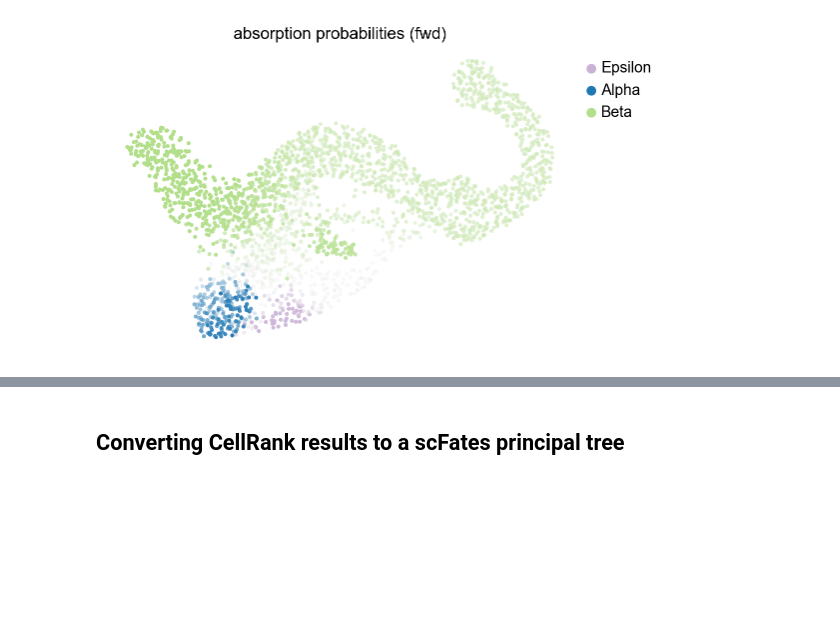
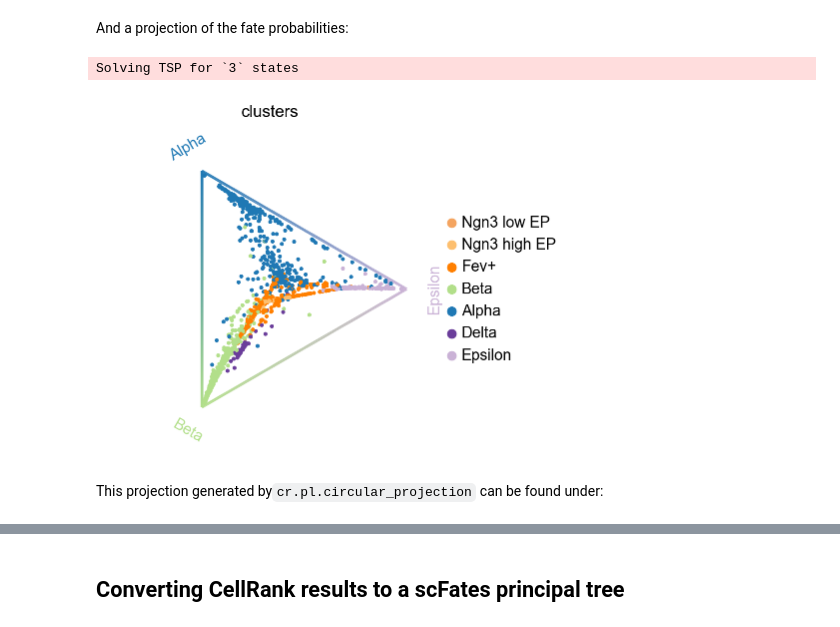
Before and after one commit to LouisFaure/scFates, a Jupyter notebook: docs/notebooks/Conversion_from_CellRank_pipeline.ipynb, the cells around one changed output, grey strips where cells are left out. Drawn from its saved outputs; the diff is of its cells as text; code cells hidden in the pictures; blank space fills up the shorter version.

```diff
--- a/docs/notebooks/Convertion_from_CellRank_pipeline.ipynb
+++ b/docs/notebooks/Conversion_from_CellRank_pipeline.ipynb
@@ -85,4 +93,9 @@ computing latent time using root_cells as prior
+# %% [markdown]
+And a projection of the fate probabilities:
 # %%
-cr.pl.lineages(adata)
+cr.pl.circular_projection(adata,keys=["clusters"],legend_loc="right")
 # %% [output]
+Solving TSP for `3` states
-[figure, old version]
+[figure, new version]
+# %% [markdown]
+This projection generated by`cr.pl.circular_projection` can be found under:
```
Also changed, not shown: parts of 15 cells of this notebook, 1 other file.
